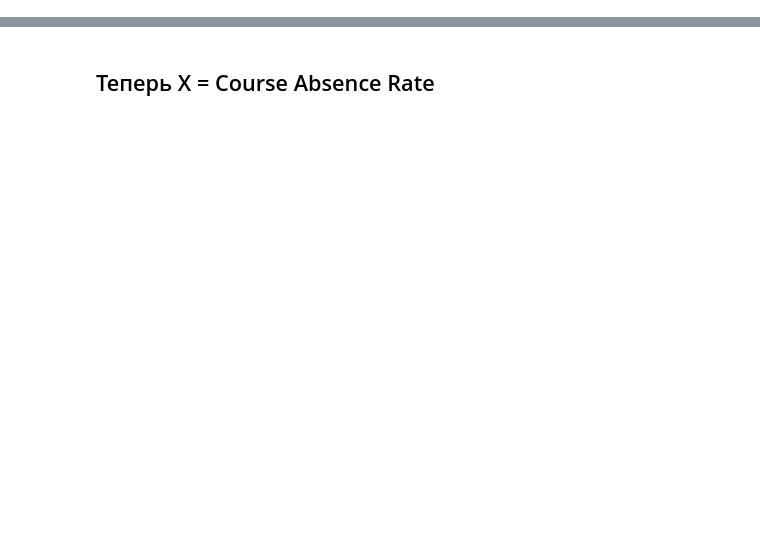
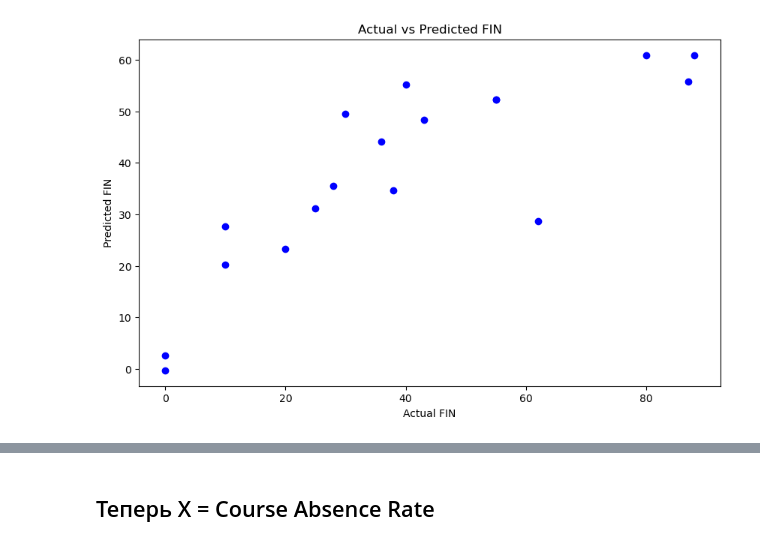
Before and after one commit to damir-dekz/diploma_project, a Jupyter notebook: диплом.ipynb, the cells around one changed output, grey strips where cells are left out. Drawn from its saved outputs; the diff is of its cells as text; code cells hidden in the pictures; blank space fills up the shorter version.

```diff
--- a/диплом.ipynb
+++ b/диплом.ipynb
@@ -74,0 +806,19 @@ print(df['FIN, y'].unique())
+# %%
+# Определение функции потерь и оптимизатора
+criterion = nn.MSELoss()
+optimizer = optim.Adam(model.parameters(), lr=0.001)
+# %%
+# Обучение модели
+epochs = 100000
+for epoch in range(epochs):
+    inputs = torch.autograd.Variable(torch.Tensor(X_train).float())
+    targets = torch.autograd.Variable(torch.Tensor(y_train).float())
+
+    optimizer.zero_grad()
+    outputs = model(inputs)
+    loss = criterion(outputs, targets.view(-1,1))
+    loss.backward()
+    optimizer.step()
+
+    if (epoch+1) % 100 == 0:
+        print(f'Epoch [{epoch+1}/{epochs}], Loss: {loss.item():.4f}')
@@ -74,0 +843,8 @@ print(df['FIN, y'].unique())
+# %%
+# Оценка качества модели
+with torch.no_grad():
+    inputs = torch.autograd.Variable(torch.Tensor(X_test).float())
+    targets = torch.autograd.Variable(torch.Tensor(y_test).float())
+    outputs = model(inputs)
+    mse = criterion(outputs, targets.view(-1,1))
+    print(f'Mean Squared Error on Test Data: {mse.item():.4f}')
@@ -74,0 +884,14 @@ print(df['FIN, y'].unique())
+# %%
+# Вычисление предсказанных значений на тестовом наборе данных
+predicted = outputs.numpy().flatten()
+actual = y_test
+# %%
+# Визуализация предсказанных и фактических значений FIN
+plt.figure(figsize=(10, 6))
+plt.scatter(actual, predicted, color='blue')
+plt.xlabel('Actual FIN')
+plt.ylabel('Predicted FIN')
+plt.title('Actual vs Predicted FIN')
+plt.show()
+# %% [output]
+[figure, added]
```
Also changed, not shown: parts of 79 cells of this notebook.
